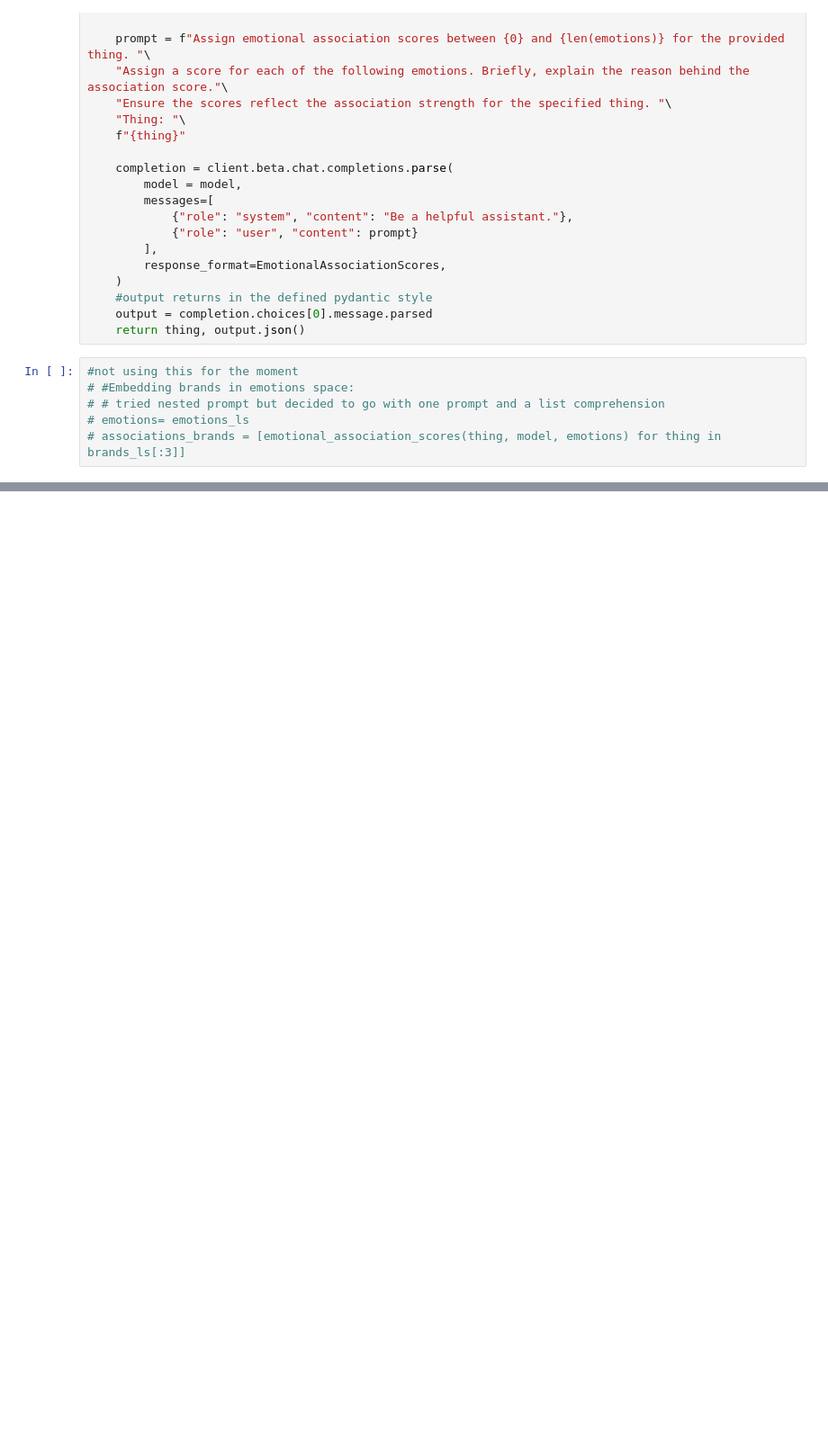
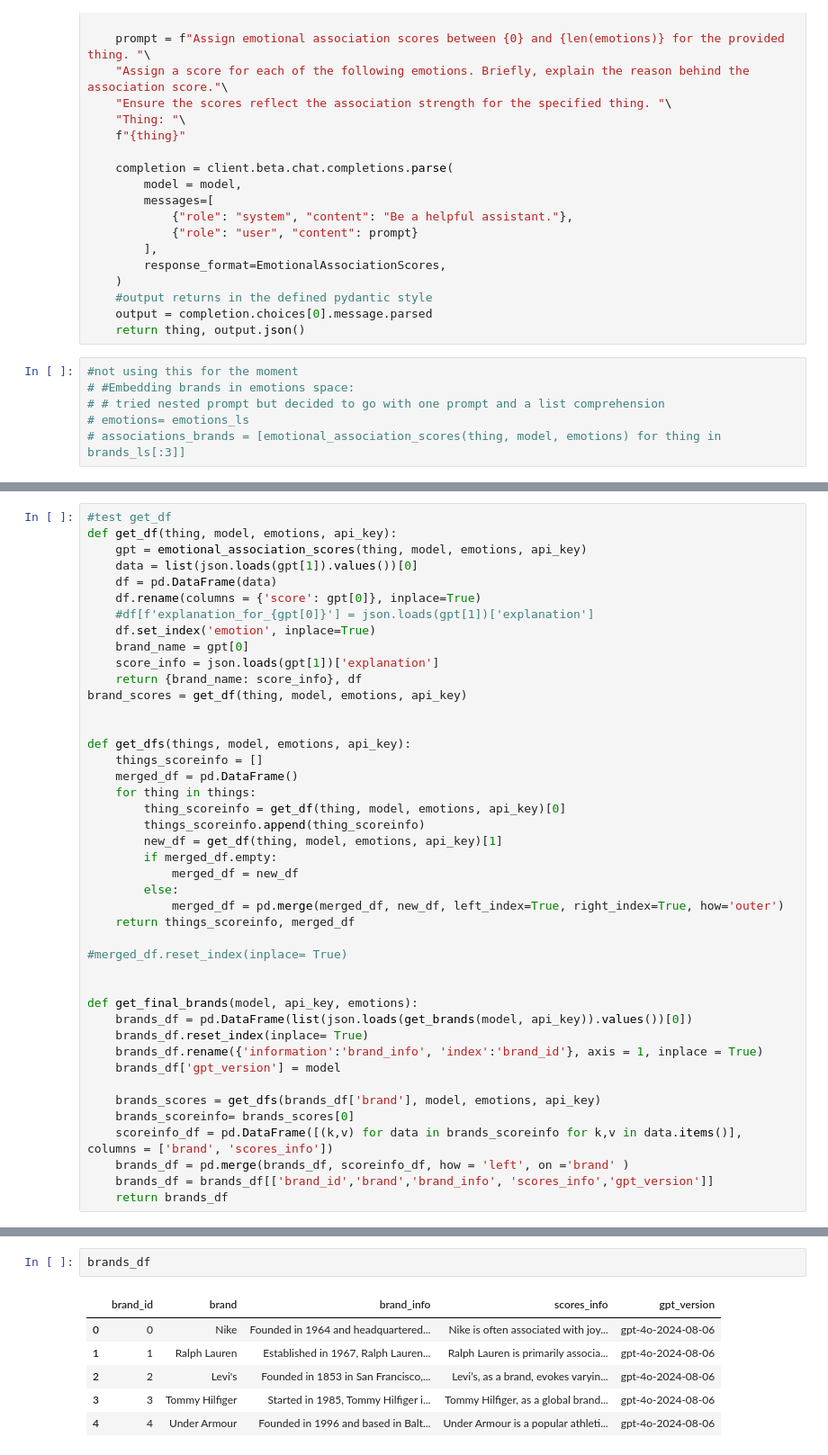
Before and after one commit to nedaresa/clothing_brand_recommender, a Jupyter notebook: explore.ipynb, the cells around one changed output, grey strips where cells are left out. Shown at 90% size. Saved outputs shown, nothing was run; the diff lists cells and outputs as text; blank space fills up the shorter version.

```diff
--- a/explore.ipynb
+++ b/explore.ipynb
@@ -312,0 +376,43 @@ Cosine Similarity: 0.794536124952284
+# %%
+#test get_df
+def get_df(thing, model, emotions, api_key):
+    gpt = emotional_association_scores(thing, model, emotions, api_key)
+    data = list(json.loads(gpt[1]).values())[0]
+    df = pd.DataFrame(data)
+    df.rename(columns = {'score': gpt[0]}, inplace=True)
+    #df[f'explanation_for_{gpt[0]}'] = json.loads(gpt[1])['explanation']
+    df.set_index('emotion', inplace=True)
+    brand_name = gpt[0]
+    score_info = json.loads(gpt[1])['explanation']
+    return {brand_name: score_info}, df
+brand_scores = get_df(thing, model, emotions, api_key)
+
+
+def get_dfs(things, model, emotions, api_key):
+    things_scoreinfo = []
+    merged_df = pd.DataFrame()
+    for thing in things:
+        thing_scoreinfo = get_df(thing, model, emotions, api_key)[0]
+        things_scoreinfo.append(thing_scoreinfo)
+        new_df = get_df(thing, model, emotions, api_key)[1]
+        if merged_df.empty:
+            merged_df = new_df
+        else:
+            merged_df = pd.merge(merged_df, new_df, left_index=True, right_index=True, how='outer')
+    return things_scoreinfo, merged_df
+
+#merged_df.reset_index(inplace= True)
+
+
+def get_final_brands(model, api_key, emotions):
+    brands_df = pd.DataFrame(list(json.loads(get_brands(model, api_key)).values())[0])
+    brands_df.reset_index(inplace= True)
+    brands_df.rename({'information':'brand_info', 'index':'brand_id'}, axis = 1, inplace = True)
+    brands_df['gpt_version'] = model
+
+    brands_scores = get_dfs(brands_df['brand'], model, emotions, api_key)
+    brands_scoreinfo= brands_scores[0]
+    scoreinfo_df = pd.DataFrame([(k,v) for data in brands_scoreinfo for k,v in data.items()], columns = ['brand', 'scores_info'])
+    brands_df = pd.merge(brands_df, scoreinfo_df, how = 'left', on ='brand' )
+    brands_df = brands_df[['brand_id','brand','brand_info', 'scores_info','gpt_version']]
+    return brands_df
@@ -312,0 +543,9 @@ Cosine Similarity: 0.794536124952284
+# %%
+brands_df
+# %% [output]
+|  | brand_id | brand | brand_info | scores_info | gpt_version |
+| 0 | 0 | Nike | Founded in 1964 and headquartered... | Nike is often associated with joy... | gpt-4o-2024-08-06 |
+| 1 | 1 | Ralph Lauren | Established in 1967, Ralph Lauren... | Ralph Lauren is primarily associa... | gpt-4o-2024-08-06 |
+| 2 | 2 | Levi's | Founded in 1853 in San Francisco,... | Levi’s, as a brand, evokes varyin... | gpt-4o-2024-08-06 |
+| 3 | 3 | Tommy Hilfiger | Started in 1985, Tommy Hilfiger i... | Tommy Hilfiger, as a global brand... | gpt-4o-2024-08-06 |
+| 4 | 4 | Under Armour | Founded in 1996 and based in Balt... | Under Armour is a popular athleti... | gpt-4o-2024-08-06 |
```
Also changed, not shown: parts of 21 cells of this notebook.
